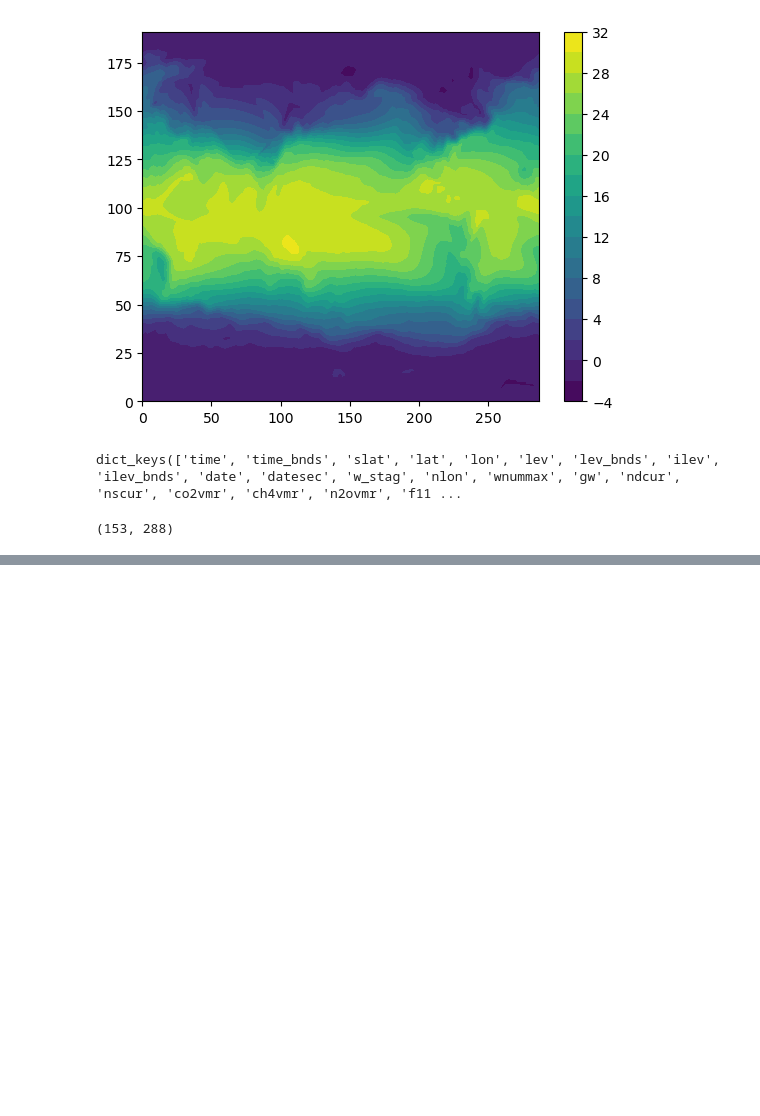
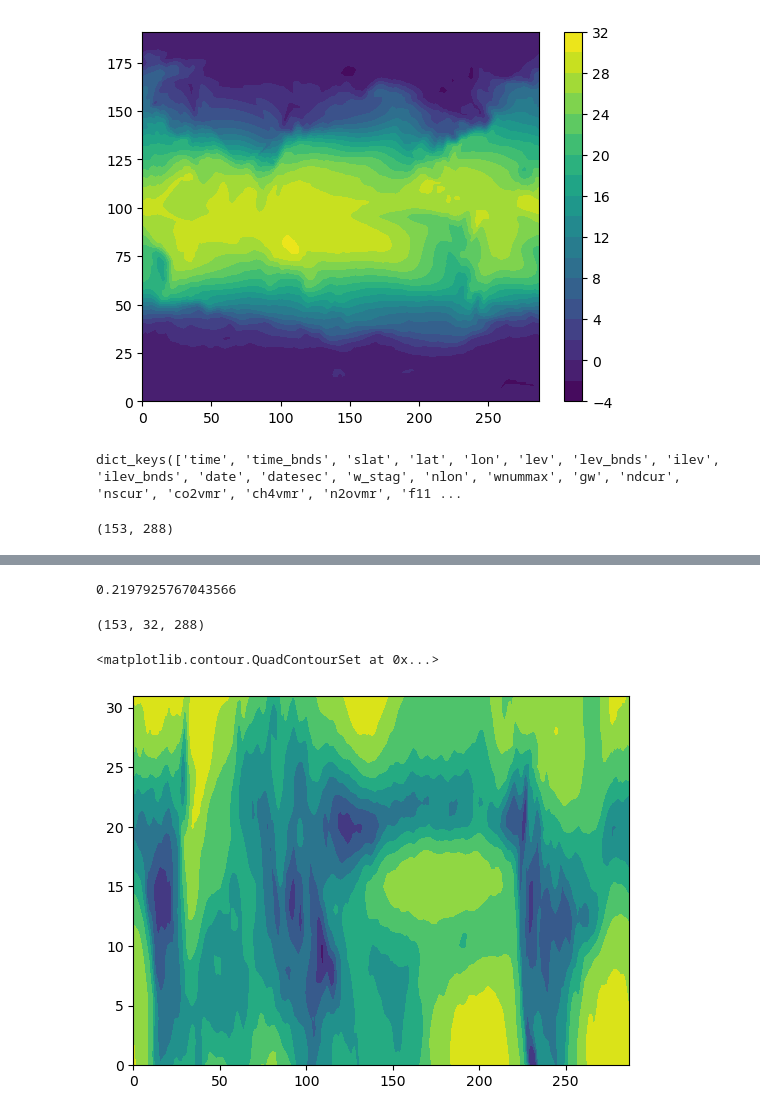
Before and after one commit to PeterChang1023/ESM_2025, a Jupyter notebook: ESM_2025_MJO.ipynb, the cells around one changed output, grey strips where cells are left out. Drawn from its saved outputs; the diff is of its cells as text; code cells hidden in the pictures; blank space fills up the shorter version.

```diff
--- a/ESM_2025_MJO.ipynb
+++ b/ESM_2025_MJO.ipynb
@@ -437 +509,15 @@ n_component: 153
+# %%
+explain[0] + explain[1]
+# %% [output]
+0.2197925767043566
+# %%
+Q.shape
+# %% [output]
+(153, 32, 288)
+# %%
+plt.figure()
+plt.contourf(Q[:].mean(axis=0), levels=11)
+# %% [output]
+<matplotlib.contour.QuadContourSet at 0x...>
+[figure, added]
 # %%
```
Also changed, not shown: parts of 8 cells of this notebook.
